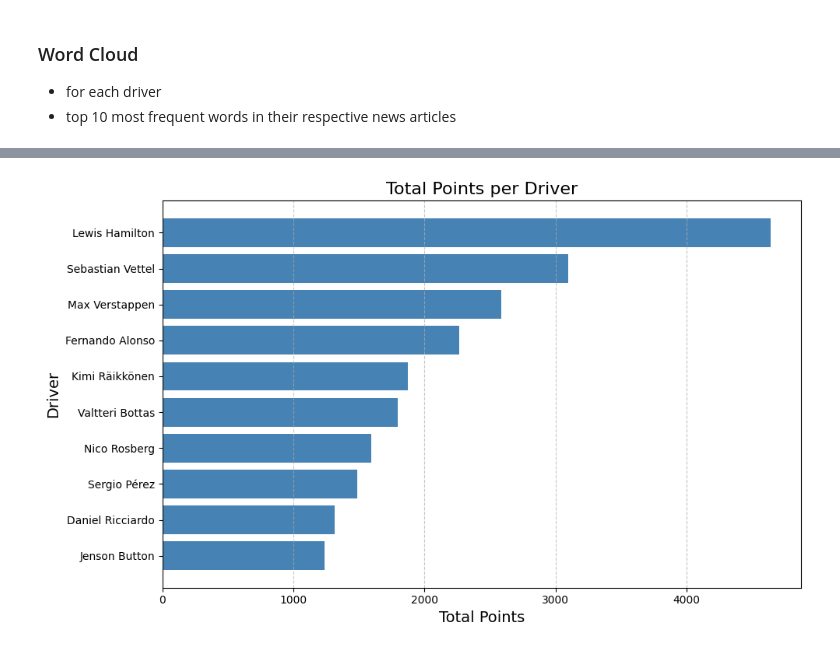
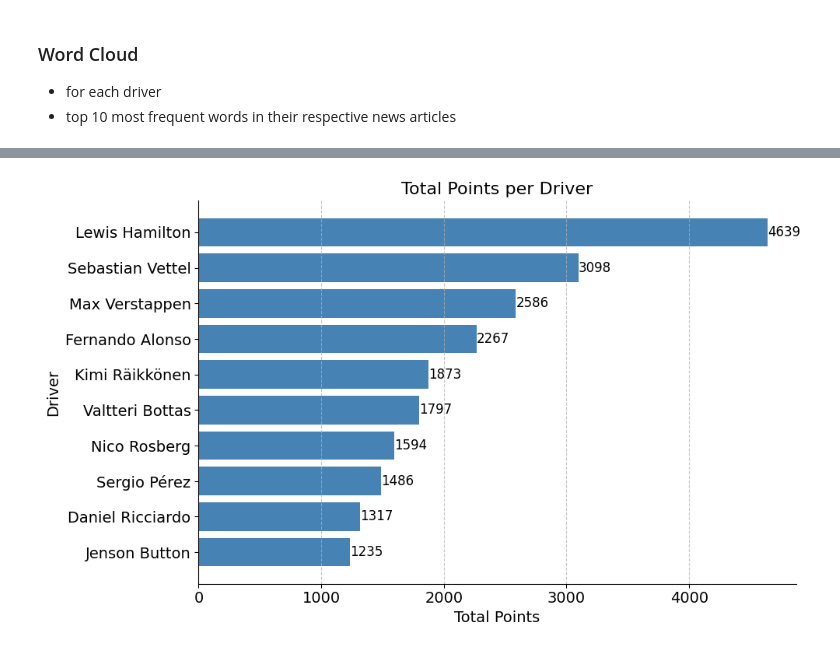
Before and after one commit to NandiniKodali988/F1-Through-Data, a Jupyter notebook: technical-details/eda/main.ipynb, the cells around one changed output, grey strips where cells are left out. Drawn from its saved outputs; the diff is of its cells as text; code cells hidden in the pictures.

```diff
--- a/technical-details/eda/main.ipynb
+++ b/technical-details/eda/main.ipynb
@@ -105,23 +105,35 @@ generate_wordclouds_for_folder(input_folder, output_folder, top_n=20)
 # %%
 # number of points by driver
 data = pd.read_csv("../../data/processed-data/driver_standings_2000_2023.csv")
 # Calculate total points for each driver
 total_points = data.groupby("driverName")["Points"].sum().reset_index()
 
-# Sort by points in descending order
-total_points = total_points.sort_values(by="Points", ascending=False).head(10)
+
+top_10_drivers = total_points.sort_values(by="Points", ascending=False).head(10)
 
 # Plot the bar chart
 plt.figure(figsize=(10, 6))
-plt.barh(total_points["driverName"], total_points["Points"], color="steelblue")
+bars = plt.barh(top_10_drivers["driverName"], top_10_drivers["Points"], color="steelblue")
+
+for bar in bars:
+    plt.text(
+        bar.get_width() + 1,
+        bar.get_y() + bar.get_height() / 2,
+        f'{int(bar.get_width())}',
+        va='center', fontsize=12, color='black'
+    )
+plt.xticks(fontsize = 14)
+plt.yticks(fontsize = 14)
 plt.xlabel("Total Points", fontsize=14)
 plt.ylabel("Driver", fontsize=14)
 plt.title("Total Points per Driver", fontsize=16)
-plt.gca().invert_yaxis()  # Reverse the order of drivers for better readability
+plt.gca().invert_yaxis()
 plt.grid(axis="x", linestyle="--", alpha=0.7)
 plt.tight_layout()
 
-# Display the plot
+plt.gca().spines['top'].set_visible(False)
+plt.gca().spines['right'].set_visible(False)
+
 plt.show()
 # %% [output]
-[figure, old version]
+[figure, new version]
```
Also changed, not shown: parts of 1 cell of this notebook, 1 other file.
